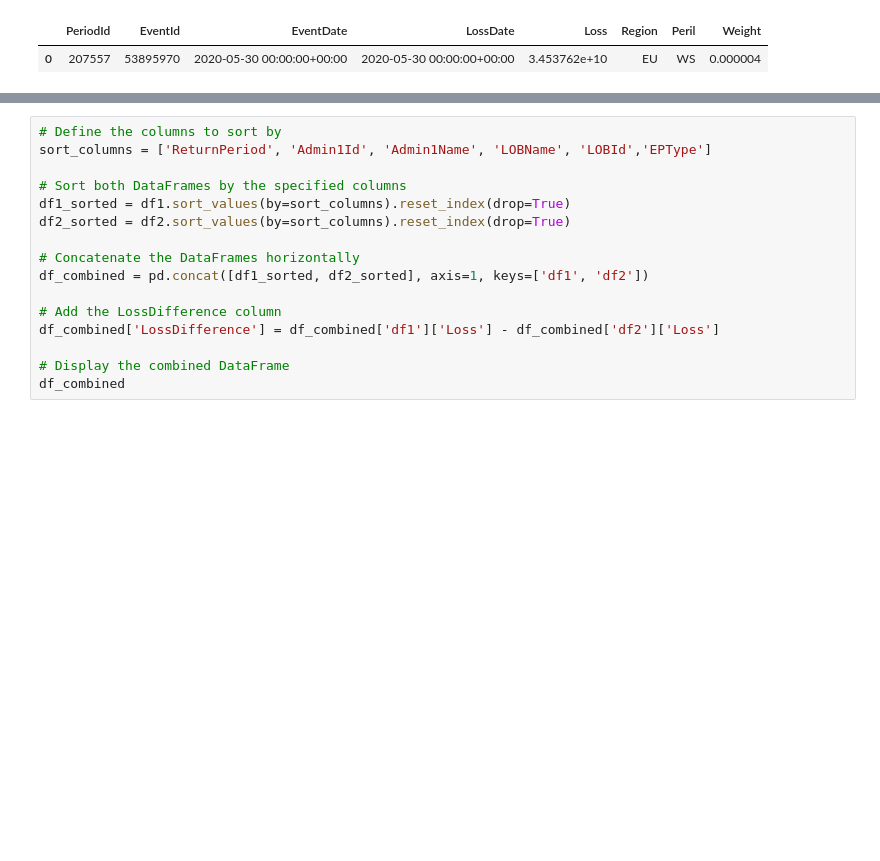
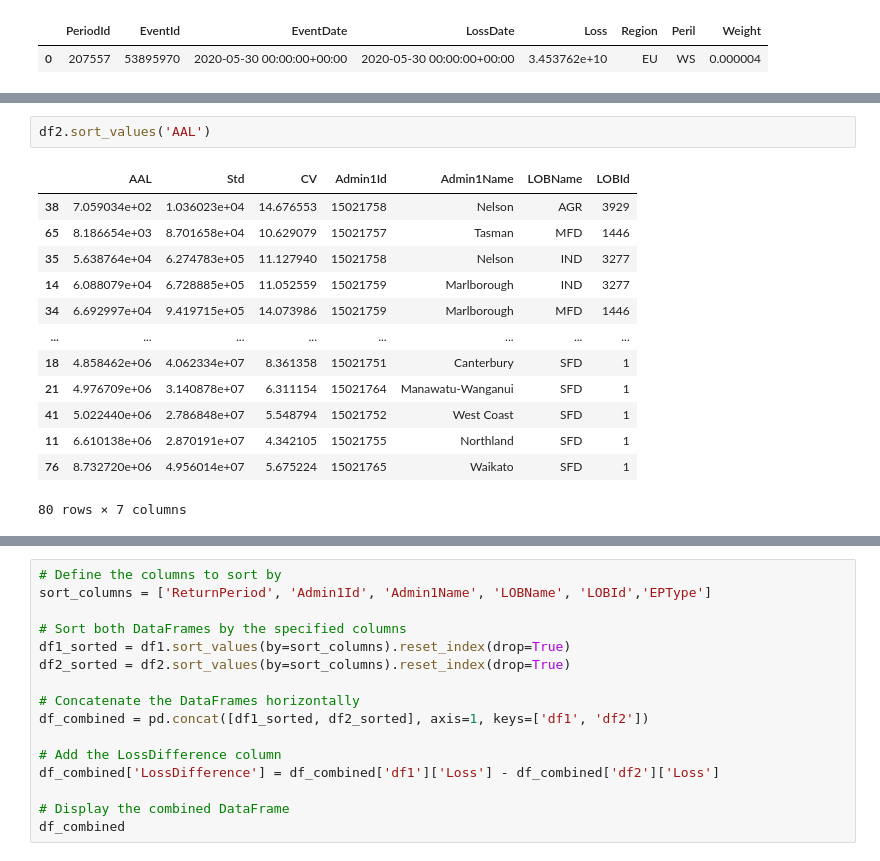
Before and after one commit to Rishinr1/ILC_TASK_2_RESOLUTION, a Jupyter notebook: check_df.ipynb, the cells around one changed output, grey strips where cells are left out. Cells and saved outputs as stored; diff of their text form; blank space fills up the shorter version.

```diff
--- a/check_df.ipynb
+++ b/check_df.ipynb
@@ -265,3 +269,19 @@ df1.sort_values('Loss')
+# %%
+df2.sort_values('AAL')
+# %% [output]
+|  | AAL | Std | CV | Admin1Id | Admin1Name | LOBName | LOBId |
+| 38 | 7.059034e+02 | 1.036023e+04 | 14.676553 | 15021758 | Nelson | AGR | 3929 |
+| 65 | 8.186654e+03 | 8.701658e+04 | 10.629079 | 15021757 | Tasman | MFD | 1446 |
+| 35 | 5.638764e+04 | 6.274783e+05 | 11.127940 | 15021758 | Nelson | IND | 3277 |
+| 14 | 6.088079e+04 | 6.728885e+05 | 11.052559 | 15021759 | Marlborough | IND | 3277 |
+| 34 | 6.692997e+04 | 9.419715e+05 | 14.073986 | 15021759 | Marlborough | MFD | 1446 |
+| ... | ... | ... | ... | ... | ... | ... | ... |
+| 18 | 4.858462e+06 | 4.062334e+07 | 8.361358 | 15021751 | Canterbury | SFD | 1 |
+| 21 | 4.976709e+06 | 3.140878e+07 | 6.311154 | 15021764 | Manawatu-Wanganui | SFD | 1 |
+| 41 | 5.022440e+06 | 2.786848e+07 | 5.548794 | 15021752 | West Coast | SFD | 1 |
+| 11 | 6.610138e+06 | 2.870191e+07 | 4.342105 | 15021755 | Northland | SFD | 1 |
+| 76 | 8.732720e+06 | 4.956014e+07 | 5.675224 | 15021765 | Waikato | SFD | 1 |
+80 rows × 7 columns
 # %%
 df2.sort_values('Loss')
 # %% [output]
```
Also changed, not shown: parts of 5 cells of this notebook, 11 other files.
